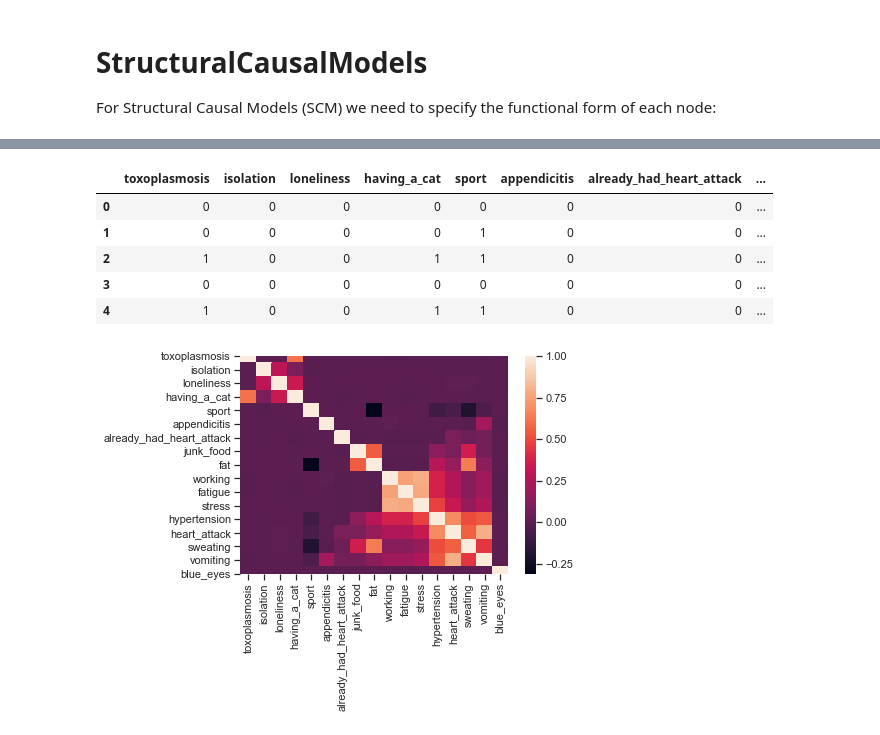
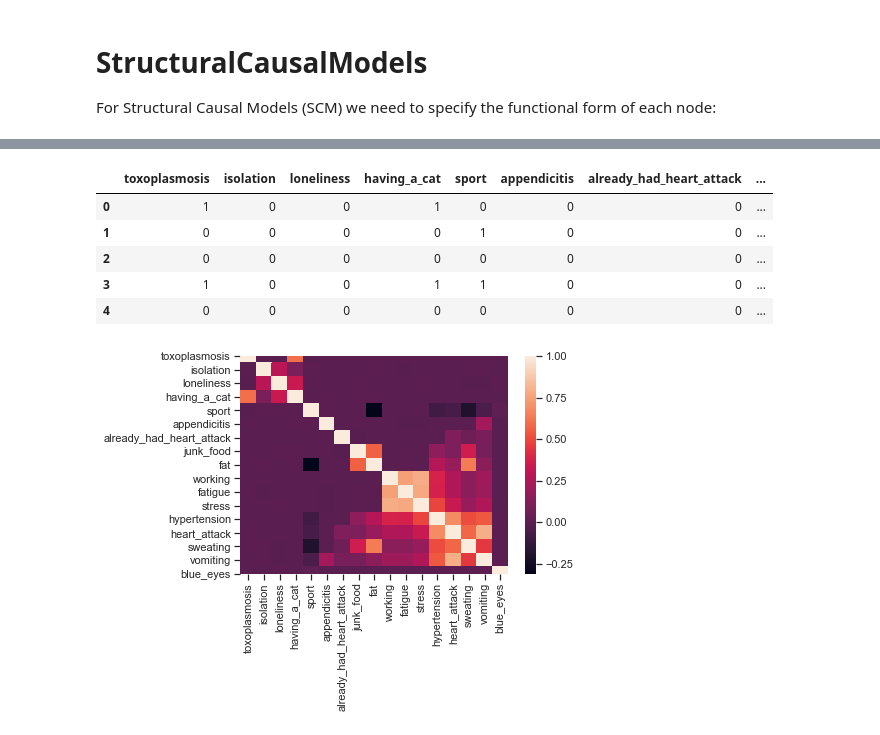
Before and after one commit to Didayolo/causality, a Jupyter notebook: generate-data-with-CGM.ipynb, the cells around one changed output, grey strips where cells are left out. Drawn from its saved outputs; the diff is of its cells as text; code cells hidden in the pictures.

```diff
--- a/generate-data-with-CGM.ipynb
+++ b/generate-data-with-CGM.ipynb
@@ -81,16 +81,17 @@ scm.cgm.draw()
 # %% [output]
 [drawing not drawn]
 # %%
-data = scm.sample(n_samples=50000)
+data = scm.sample(n_samples=90000)
 data = apd.AutoData(data)
+data.train_test_split(train_size=0.4)
 data.head()
 # %% [output]
 |  | toxoplasmosis | isolation | loneliness | having_a_cat | sport | appendicitis | already_had_heart_attack | ... |
-| 0 | 0 | 0 | 0 | 0 | 0 | 0 | 0 | ... |
+| 0 | 1 | 0 | 0 | 1 | 0 | 0 | 0 | ... |
 | 1 | 0 | 0 | 0 | 0 | 1 | 0 | 0 | ... |
-| 2 | 1 | 0 | 0 | 1 | 1 | 0 | 0 | ... |
-| 3 | 0 | 0 | 0 | 0 | 0 | 0 | 0 | ... |
-| 4 | 1 | 0 | 0 | 1 | 1 | 0 | 0 | ... |
+| 2 | 0 | 0 | 0 | 0 | 0 | 0 | 0 | ... |
+| 3 | 1 | 0 | 0 | 1 | 1 | 0 | 0 | ... |
+| 4 | 0 | 0 | 0 | 0 | 0 | 0 | 0 | ... |
 # %%
 data.corr().plot()
 # %% [output]
```
Also changed, not shown: parts of 2 cells of this notebook, 16 other files.
